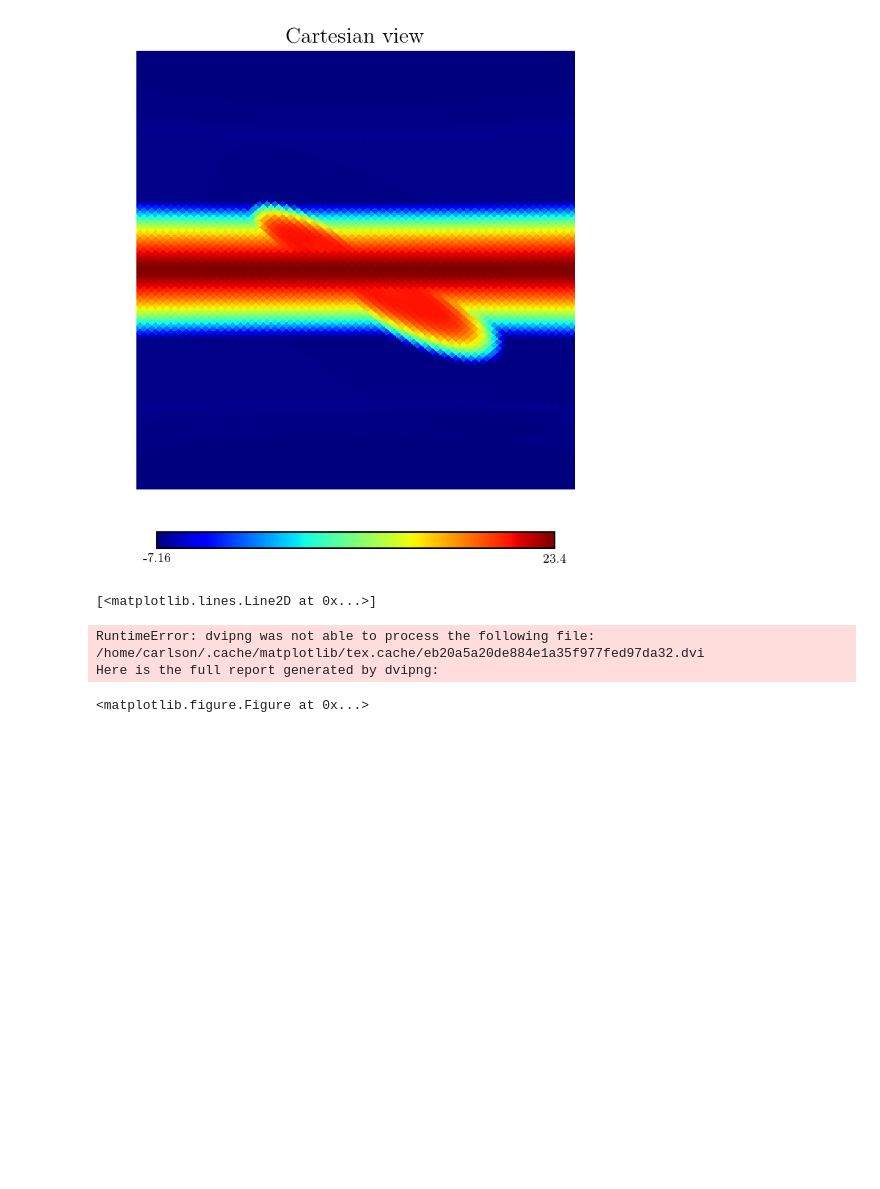
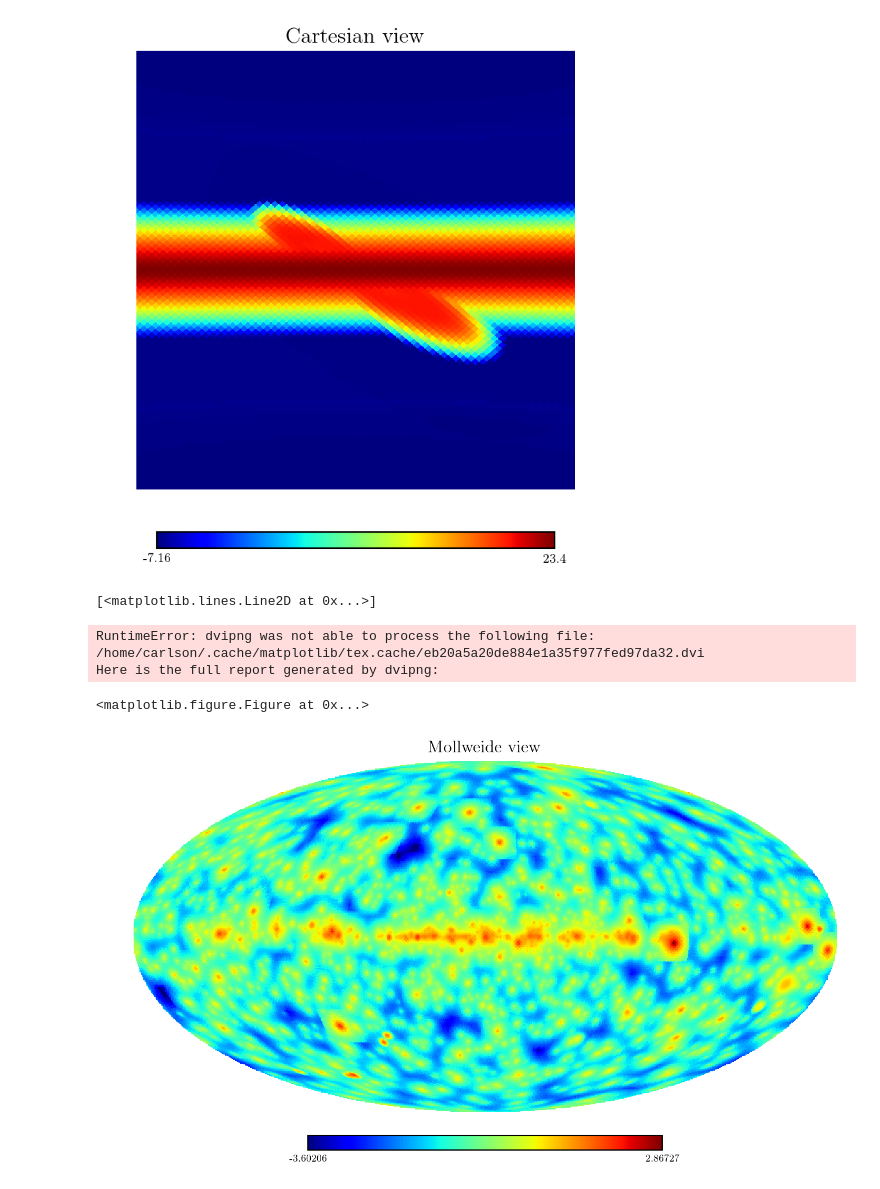
Before and after one commit to erccarls/GammaLike_dev, a Jupyter notebook: Untitled.ipynb, the cells around one changed output. Cells and saved outputs as stored; diff of their text form; code cells hidden in the pictures; blank space fills up the shorter version.

```diff
--- a/Untitled.ipynb
+++ b/Untitled.ipynb
@@ -21,3 +21,8 @@ RuntimeError: dvipng was not able to process the following file:
 /home/carlson/.cache/matplotlib/tex.cache/eb20a5a20de884e1a35f977fed97da32.dvi
 Here is the full report generated by dvipng:
 <matplotlib.figure.Figure at 0x...>
+# %%
+import healpy
+healpy.mollview(np.log10(np.load('/data/PSC_3FGL_with_ext.npy')[0]))
+# %% [output]
+[figure, added]
```
Also changed, not shown: parts of 1 cell of this notebook, 26 other files.
